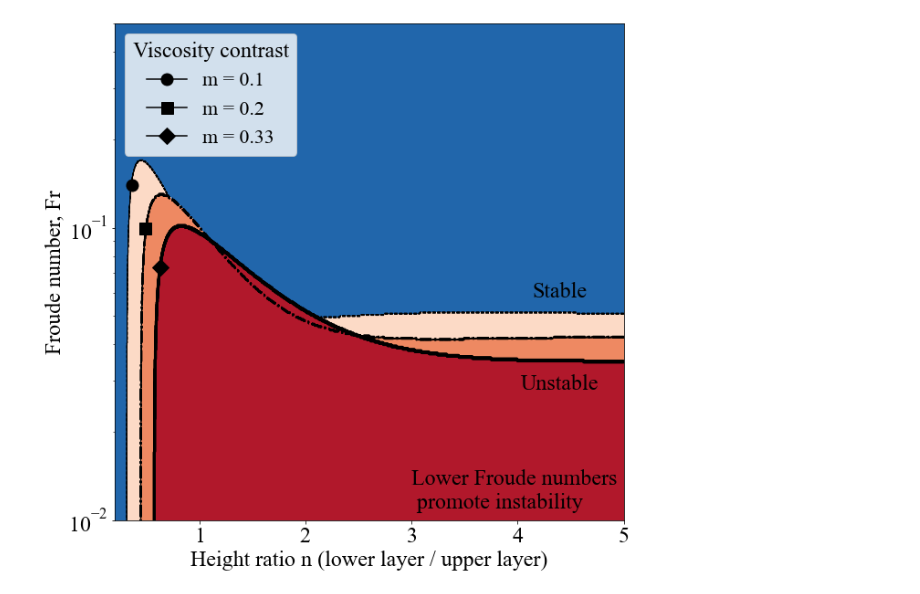
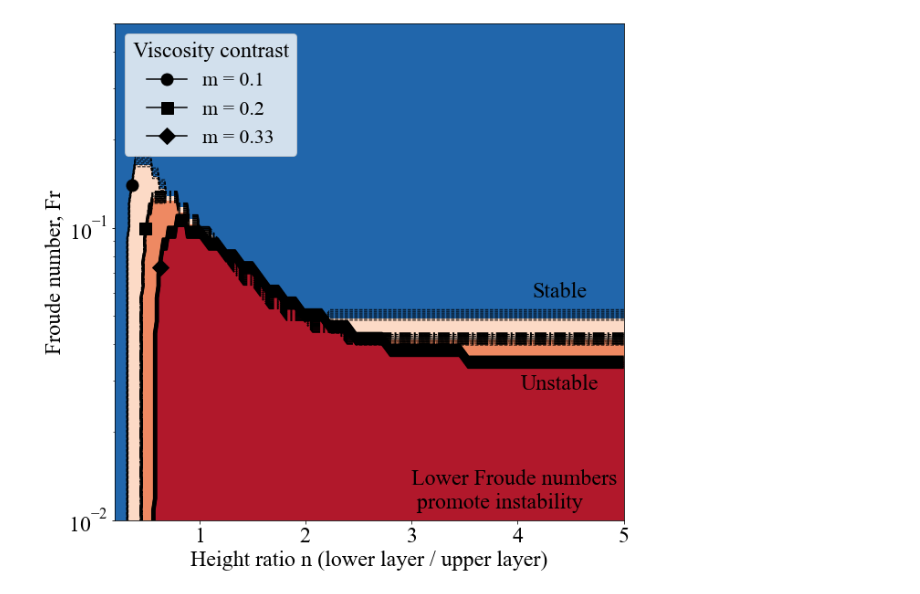
Before and after one commit to saspinner/pahoehoetoaa, a Jupyter notebook: no_slip_diagrams.ipynb, the cells around one changed output. Drawn from its saved outputs; the diff is of its cells as text; code cells hidden in the pictures.

```diff
--- a/no_slip_diagrams.ipynb
+++ b/no_slip_diagrams.ipynb
@@ -28,7 +27,7 @@ custom_map = ListedColormap(color_rgbs, name="custom")
 params = {}
 
  # looking for these tokens [ 'Kl_p']
-SIZE = int(1e3)
+SIZE = int(1e2)
 
 # weird that this will always be 1, has the potential to throw us off. # TODO, check here
 g = 9.8
@@ -75,7 +74,8 @@ for idx, m in enumerate([.33, .2, .1]):
             J = no_slip_J(**params)
             z[y_idx, x_idx] += int(J > 0)
     zs.append(z)
-pkl.dump(zs, open("zs.pkl", "wb"))
+
+# pkl.dump(zs, open("zs.pkl", "wb"))
 # %%
 # we are going to mask the heck out of this
 red = zs[0] * 3
@@ -95,34 +95,37 @@ a1 = ax.contour(d2d2, ff, zs[0], colors="black", linestyles="-", linewidths=LW)
 a2 = ax.contour(d2d2, ff, zs[1], colors="black", linestyles="-.", linewidths=LW - 1)
 a3 = ax.contour(d2d2, ff, zs[2], colors="black", linestyles="--", linewidths=LW - 2)
 
 MARKER_SIZE = 13
 
 m1_line = mlines.Line2D([], [], color='black', label='m = 0.1', marker="o", markersize=MARKER_SIZE)
 m2_line = mlines.Line2D([], [], color='black', label='m = 0.2', marker="s", markersize=MARKER_SIZE)
 m3_line = mlines.Line2D([], [], color='black', label='m = 0.33', marker="D", markersize=MARKER_SIZE)
 
 ax.plot(.37, .14, 'o', markersize=MARKER_SIZE, color="black")
 ax.plot(.49, .1, 's', markersize=MARKER_SIZE, color="black")
 ax.plot(.63, .073, 'D', markersize=MARKER_SIZE, color="black")
 
 
 ax.text(4.4, .028, "Unstable", c="black", ha="center")
 ax.text(4.4, .058, "Stable", c="black", ha="center")
 ax.text(3, .011, "Lower Froude numbers\n promote instability", c="black")
 
 ax.set_ylabel("Froude number, Fr")
 ax.set_xlabel("Height ratio n (lower layer / upper layer)")
 
 plt.legend(handles=[m1_line, m2_line, m3_line], \
            loc="upper left", fontsize=22, title="Viscosity contrast")
 
 ax.set_yscale('log')
 ax.set_ylim(1e-2, .5)
 
+if not os.path.exists("paper_figures"):
+    os.mkdir("paper_figures")
+
 fig.savefig("paper_figures/no_slip_phase.png")
 fig.savefig("paper_figures/no_slip_phase.svg", format="svg")
 # %% [output]
-[figure, old version]
+[figure, new version]
 # %%
 np.save("no_slip_d2d2.npy", d2d2)
 np.save("no_slip_ff.npy", ff)
```
Also changed, not shown: parts of 1 cell of this notebook, 4 other files.
